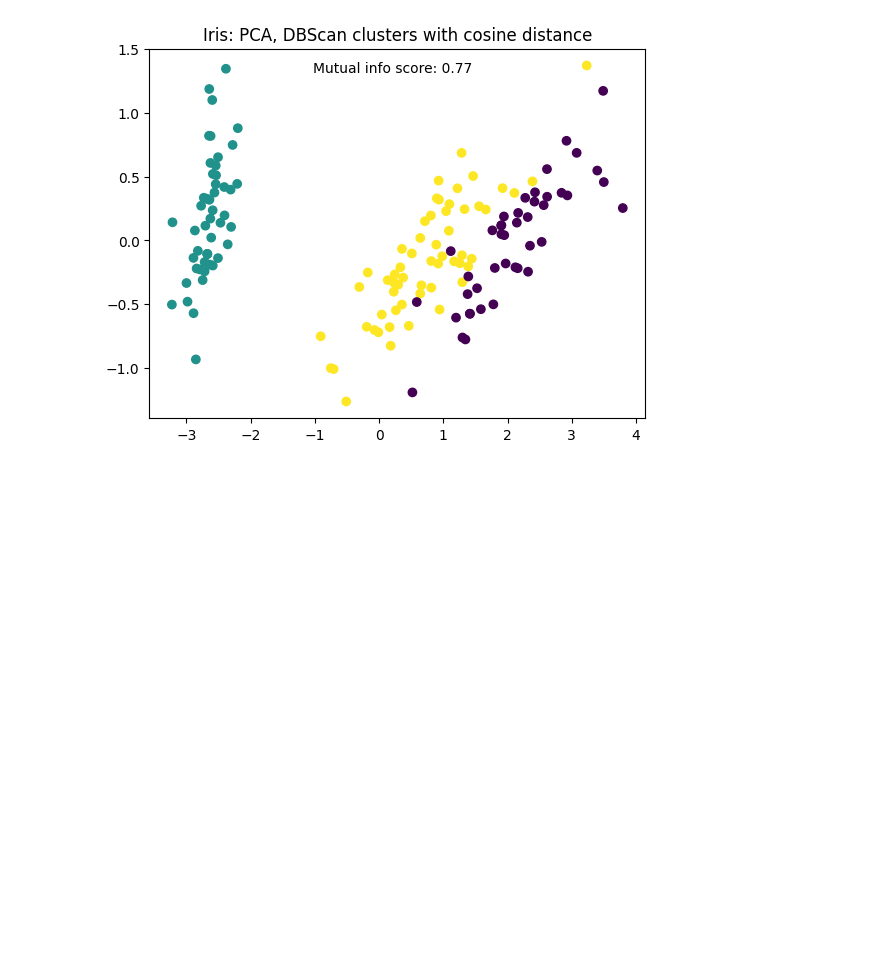
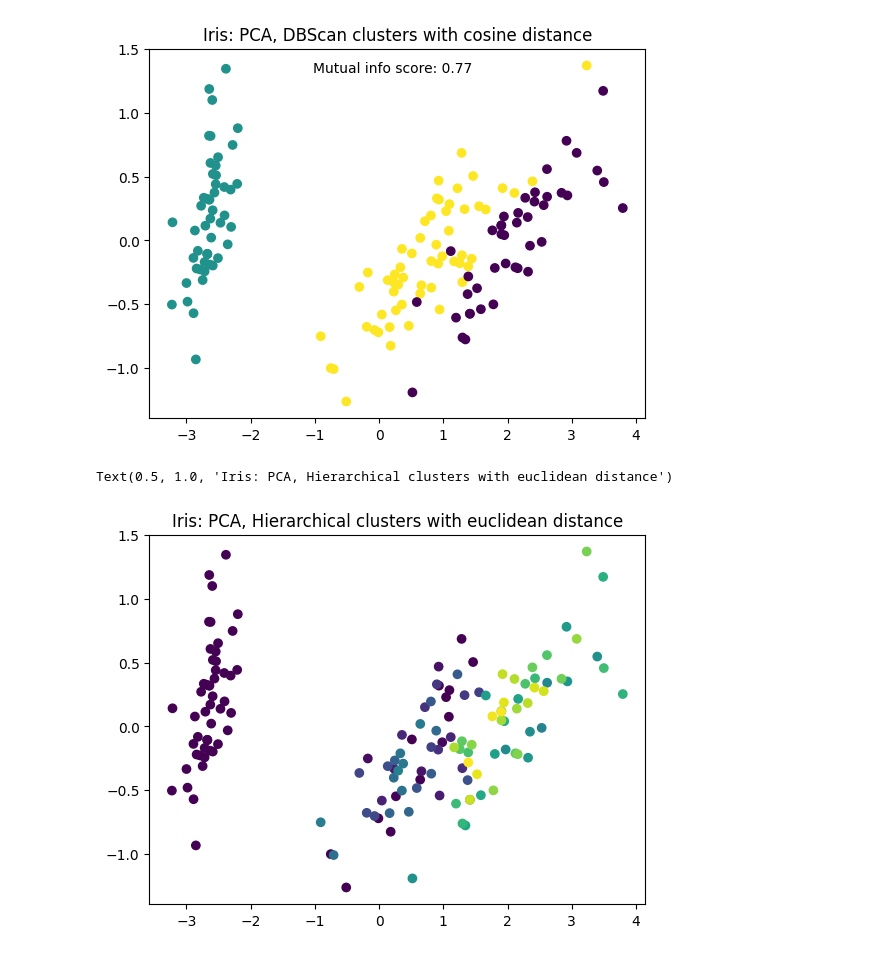
Before and after one commit to ShonenAsh/ml-algos-from-scratch, a Jupyter notebook: clustering/clustering_algorithms.ipynb, the cells around one changed output. Saved outputs shown, nothing was run; the diff lists cells and outputs as text; code cells hidden in the pictures; blank space fills up the shorter version.

```diff
--- a/clustering/clustering_algorithms.ipynb
+++ b/clustering/clustering_algorithms.ipynb
@@ -38,0 +90,5 @@ print(np.unique(db_clusters))
+# %%
+# Identifies all hierarchies which represent clusters
+hier = HierarchicalClustering(metric="euclidean")
+hier.fit(X)
+heir_clus, hierarchies = hier.transform()
@@ -68,3 +126,10 @@ plt.figtext(0.38, 0.83, f"Mutual info score: {adjusted_mutual_info_score(y, db_c
 # %% [output]
 Text(0.38, 0.83, 'Mutual info score: 0.77')
 [figure]
+# %%
+n_clusters = 3
+plt.scatter(x=X_pca[:, 0], y=X_pca[:, 1], c=hierarchies[-90])
+plt.title("Iris: PCA, Hierarchical clusters with euclidean distance")
+# %% [output]
+Text(0.5, 1.0, 'Iris: PCA, Hierarchical clusters with euclidean distance')
+[figure, added]
```
Also changed, not shown: parts of 6 cells of this notebook.
